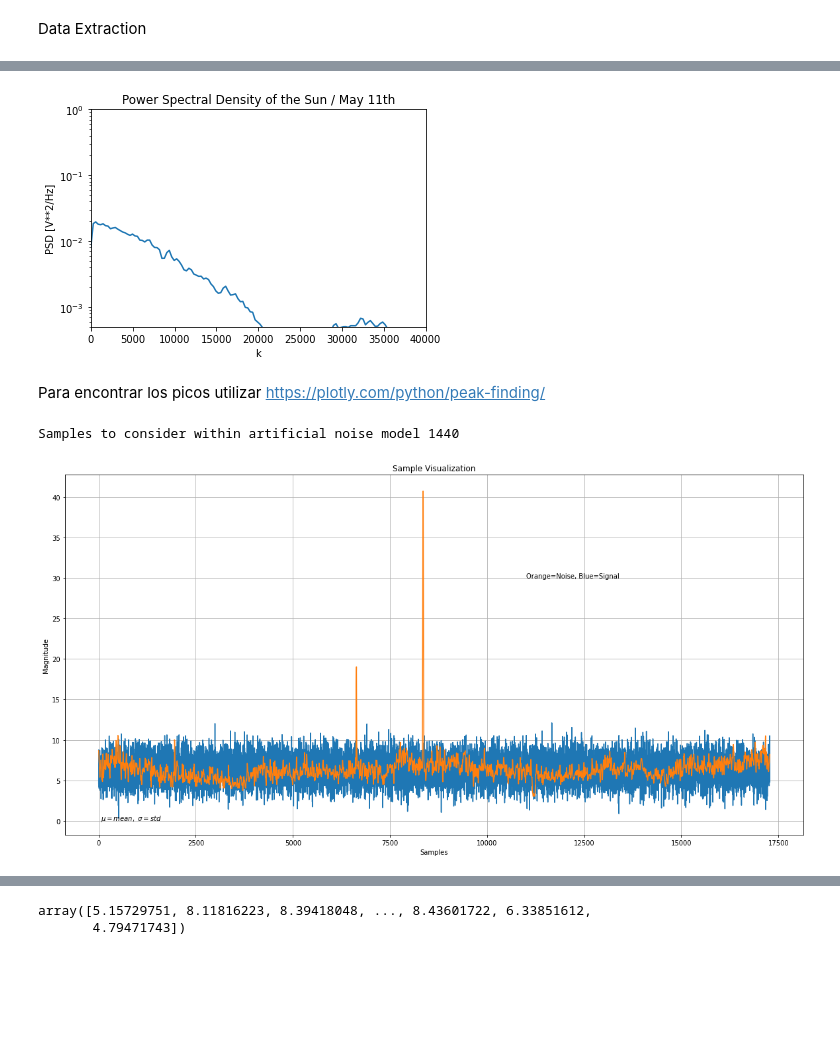
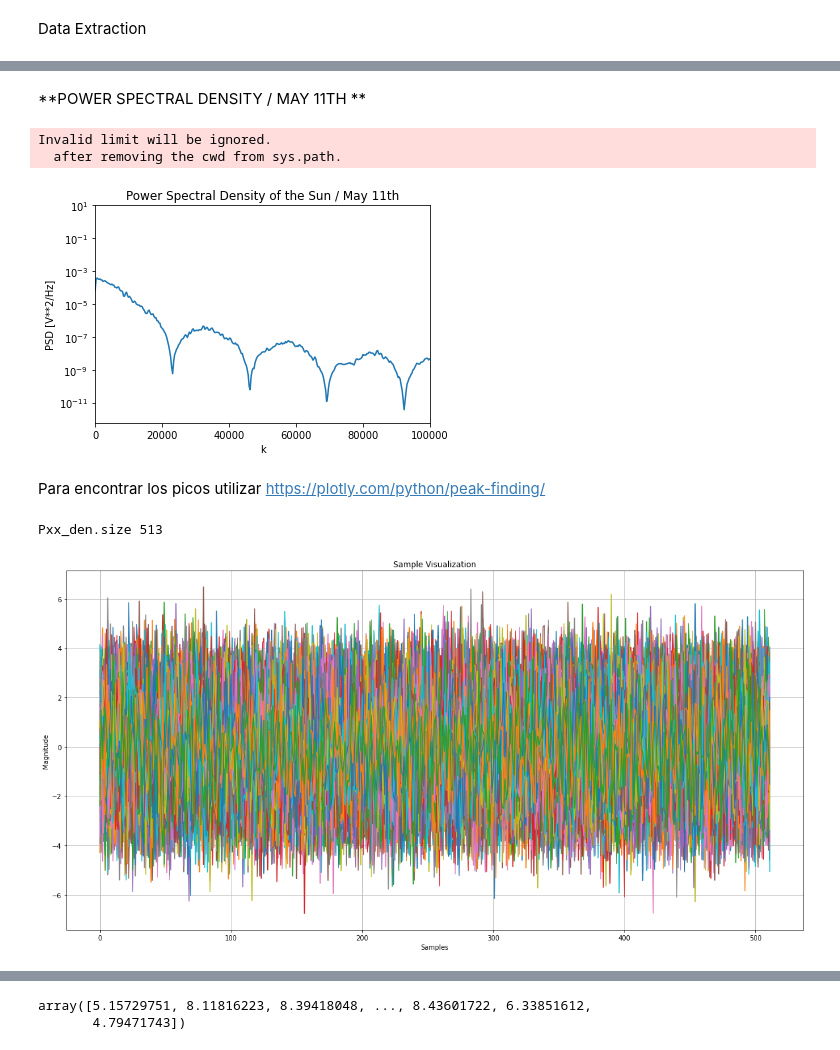
Before and after one commit to sebasmos/SolarFlares-Standford, a Jupyter notebook: SunAnalysis_TensorFlow_pynb.ipynb, the cells around one changed output, grey strips where cells are left out. Saved outputs shown, nothing was run; the diff lists cells and outputs as text; code cells hidden in the pictures; blank space fills up the shorter version.

```diff
--- a/SunAnalysis_TensorFlow_pynb.ipynb
+++ b/SunAnalysis_TensorFlow_pynb.ipynb
@@ -54,7 +55,7 @@ drive.mount('/content/drive')
 # %% [output]
 Drive already mounted at /content/drive; to attempt to forcibly remount, call drive.mount("/content/drive", force_remount=True).
 # %%
-df_2020= pd.read_csv('drive/My Drive/Colab Notebooks/StandFordMarch.csv',sep=',')
+df = pd.read_csv('drive/My Drive/Colab Notebooks/StandFordMarch.csv',sep=',')
 df_2012 = pd.read_csv('drive/My Drive/Colab Notebooks/StandFord_2012.csv',sep=',')
-df = pd.read_csv('drive/My Drive/Colab Notebooks/StandFord_2020.csv',sep=',')
-df.head()
+df_2020 = pd.read_csv('drive/My Drive/Colab Notebooks/StandFord_2020.csv',sep=',')
+#df.head()
@@ -75,5 +69,5 @@ Signal = df[['Signal']].values
 # Number of samples
 print("Muestras totales medidas: ", df['Dates'].nunique())
 # Save in M
-M = df['Dates'].nunique()
+M = df['Signal'].nunique()
 # %% [output]
@@ -147,50 +180,62 @@ plt.show()
+# %% [markdown]
+**POWER SPECTRAL DENSITY / MAY 11TH **
 # %%
 fs=1
 f, Pxx_den = signal.welch(Signal, 300000/fs, nperseg=1024)
-plt.semilogy(f, np.sqrt(Pxx_den))
-plt.ylim([0.5e-3, 1])
-plt.xlim([0, 40000])
+
+plt.semilogy(f, Pxx_den)
+plt.ylim([0, 10])
+plt.xlim([0, 100000])
 plt.xlabel('k')
 plt.ylabel('PSD [V**2/Hz]')
 plt.title('Power Spectral Density of the Sun / May 11th')
 plt.show()
 # %% [output]
+Invalid limit will be ignored.
+  after removing the cwd from sys.path.
-[figure, old version]
+[figure, new version]
 # %% [markdown]
 Para encontrar los picos utilizar https://plotly.com/python/peak-finding/
 # %%
-## ANALISIS DE RUIDO ARTIFICIAL EN SENAL SOLAR
-print("Samples to consider within artificial noise model {}".format(M))
-#Detectar picos
 from scipy.signal import find_peaks
-# Declaramos espacio de memoria para ruido gausiano
+import numpy as np
+
+## PWELCH MODEL
+fs=1
+f, Pxx_den = signal.welch(Signal, 300000/fs, nperseg=1024)
+print("Pxx_den.size",Pxx_den.size)
+Pxx_Size = Pxx_den.size
+## GAUSSIAN MODEL
+# Find the new statistics for same signal
+Mean_Pxx_den = np.mean(Pxx_den)
+Std_Pxx_den = np.std(Pxx_den)
+# Consider the size of Pxx_den and Gaussian noise should have the same length
 GaussianNoise = []
 #Variables a considerar
-mu, sigma = mean, std
+mu, sigma = Mean_Pxx_den, Std_Pxx_den
 # Hacemos un analisis muestral vertical.
-for i in range(1,M,1):
-  ys = mu + std*np.random.randn(17280)
+for i in range(1,Pxx_Size,1):
+  ys = mu + std*np.random.randn(Pxx_Size)
   GaussianNoise.append(ys)
-# Visualizar datos
-x = [x for x in range(len(ys))]
+
+Sunfeat = Pxx_den - GaussianNoise
+Sunfeat.ndim
+## PLOTTING
+x = [x for x in range(len(Sunfeat))]
 
 plt.figure(figsize=(20, 10))
 #for k in range(1,M,1):
   #plt.plot(x,GaussianNoise(k))
 
 #Se calculan los picos
 indices = find_peaks(Signal)
 #Se grafica todo
-plt.plot(x,ys,'-',x, Signal, '-' )
-plt.title("Sample Visualizationhttp://blade1.uniquindio.edu.co/uniquindio/revistainvestigaciones/adjuntos/pdf/8876_103-111.pdf")
+plt.plot(x, Sunfeat,'-') #  Buscar un SOLO array!
+plt.title("Sample Visualization")
 plt.ylabel("Magnitude")
 plt.xlabel("Samples")
 plt.grid(True)
-plt.text(60, .025, r'$\mu=mean,\ \sigma=std$')
-
-plt.text(11000, 30, r'Orange=Noise, Blue=Signal')
-
 plt.show()
 # %% [output]
-Samples to consider within artificial noise model 1440
+Pxx_den.size 513
-[figure, old version]
+[figure, new version]
```
Also changed, not shown: parts of 12 cells of this notebook.
